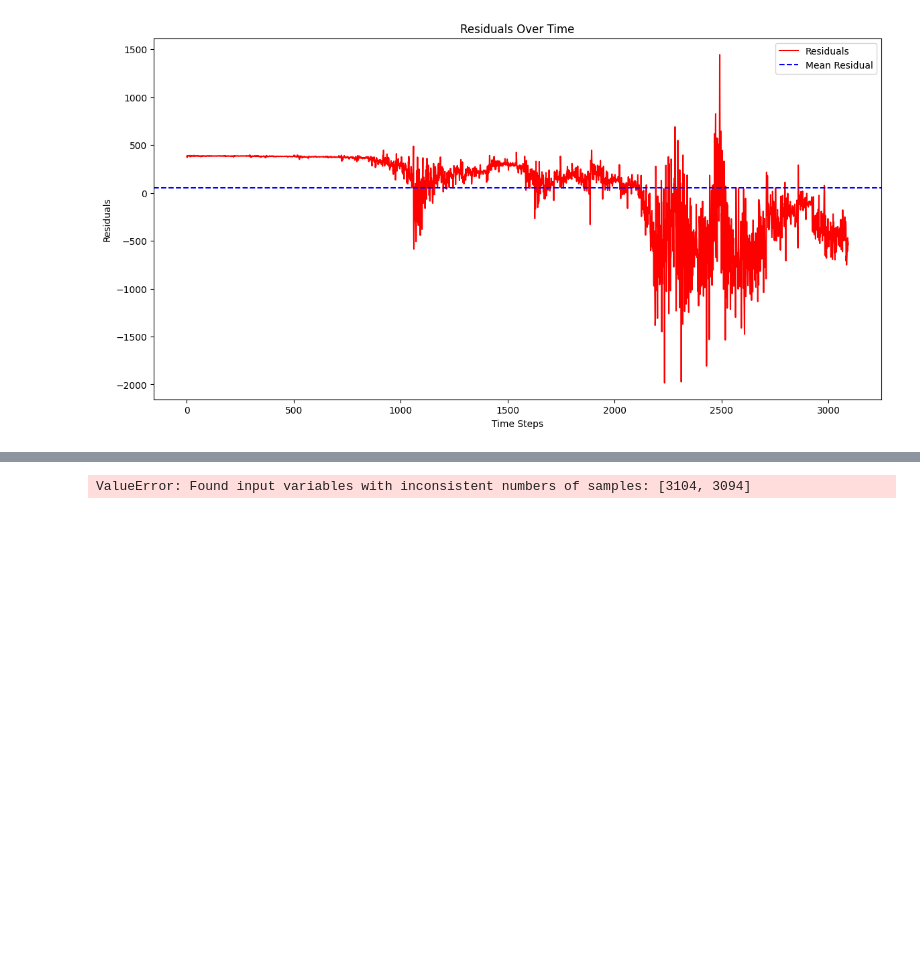
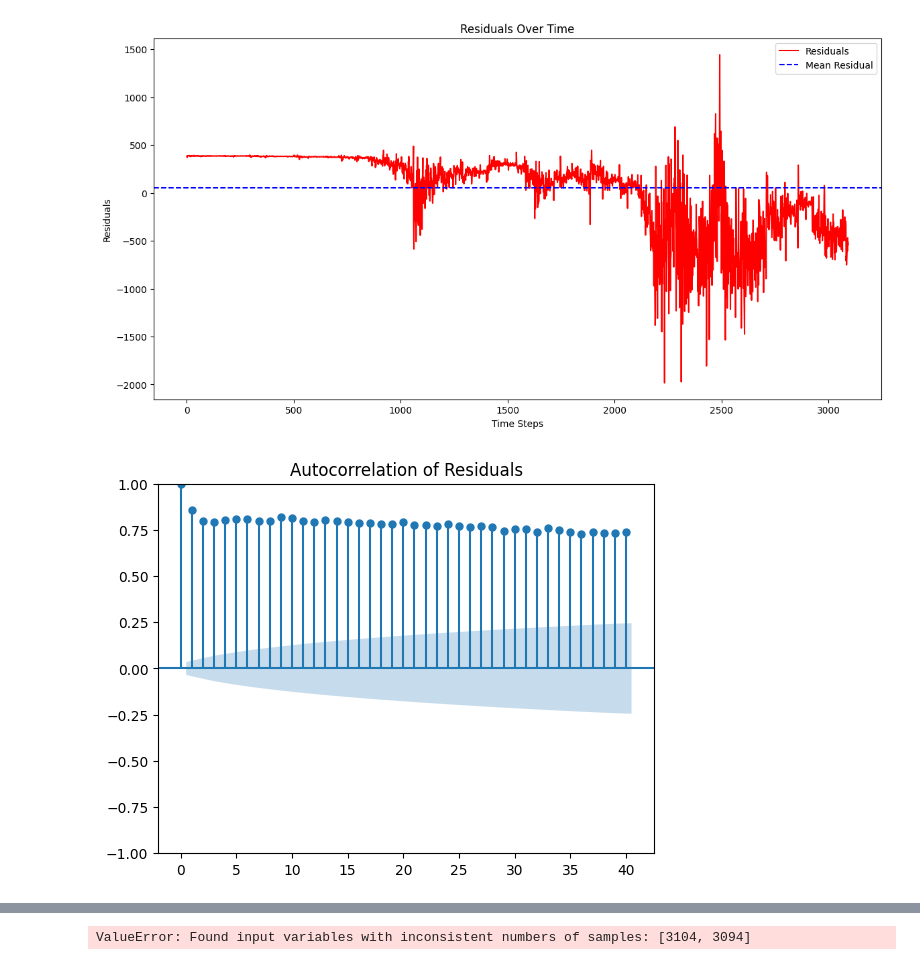
Before and after one commit to Goodevil01/Data-Prep-Ca1-, a Jupyter notebook: Strategic_Thinking_Ca2_.ipynb, the cells around one changed output, grey strips where cells are left out. Cells and saved outputs as stored; diff of their text form; code cells hidden in the pictures; blank space fills up the shorter version.

```diff
--- a/Strategic_Thinking_Ca2_.ipynb
+++ b/Strategic_Thinking_Ca2_.ipynb
@@ -1295,3 +1295,12 @@ plt.legend()
 plt.show()
 # %% [output]
 [figure]
+# %%
+from statsmodels.graphics.tsaplots import plot_acf
+
+# Autocorrelation plot of residuals
+plot_acf(residuals, lags=40)
+plt.title('Autocorrelation of Residuals')
+plt.show()
+# %% [output]
+[figure, added]
```
Also changed, not shown: parts of 4 cells of this notebook.
